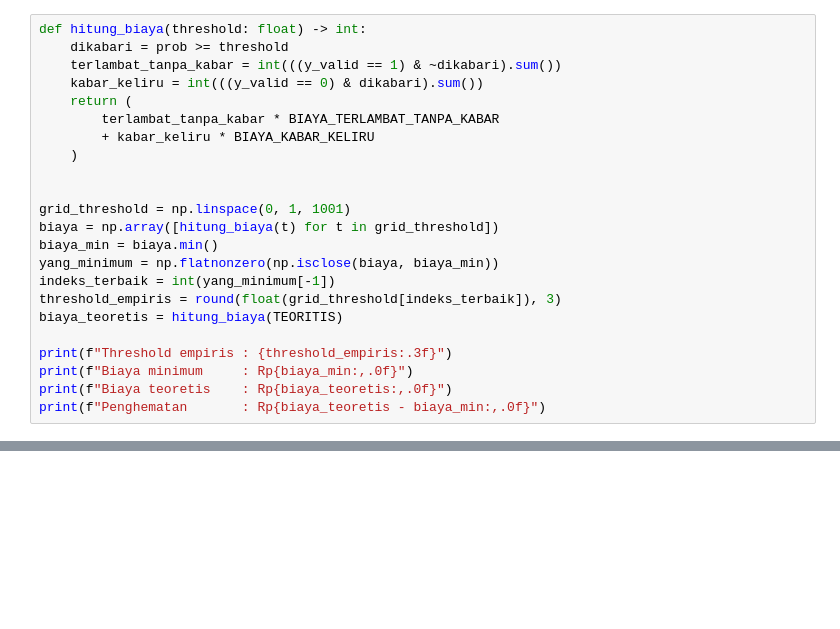
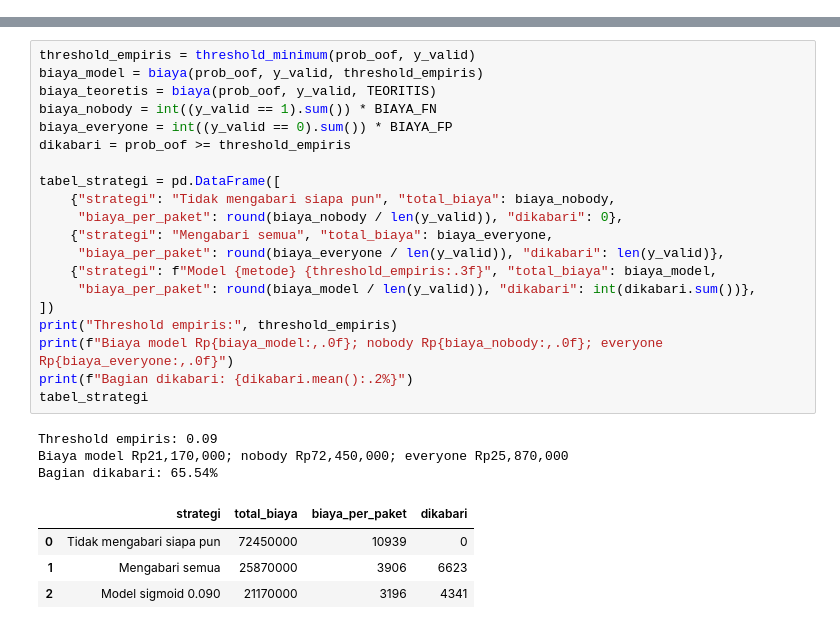
Before and after one commit to venever1/parcel-delay-prediction, a Jupyter notebook: notebooks/05_calibration_threshold.ipynb, the cells around one changed output, grey strips where cells are left out. Drawn from its saved outputs; the diff is of its cells as text; blank space fills up the shorter version.

```diff
--- a/notebooks/05_calibration_threshold.ipynb
+++ b/notebooks/05_calibration_threshold.ipynb
@@ -151,23 +120,0 @@ tertinggi dipilih agar jumlah kabar berkurang.
-# %%
-def hitung_biaya(threshold: float) -> int:
-    dikabari = prob >= threshold
-    terlambat_tanpa_kabar = int(((y_valid == 1) & ~dikabari).sum())
-    kabar_keliru = int(((y_valid == 0) & dikabari).sum())
-    return (
-        terlambat_tanpa_kabar * BIAYA_TERLAMBAT_TANPA_KABAR
-        + kabar_keliru * BIAYA_KABAR_KELIRU
-    )
-
-
-grid_threshold = np.linspace(0, 1, 1001)
-biaya = np.array([hitung_biaya(t) for t in grid_threshold])
-biaya_min = biaya.min()
-yang_minimum = np.flatnonzero(np.isclose(biaya, biaya_min))
-indeks_terbaik = int(yang_minimum[-1])
-threshold_empiris = round(float(grid_threshold[indeks_terbaik]), 3)
-biaya_teoretis = hitung_biaya(TEORITIS)
-
-print(f"Threshold empiris : {threshold_empiris:.3f}")
-print(f"Biaya minimum     : Rp{biaya_min:,.0f}")
-print(f"Biaya teoretis    : Rp{biaya_teoretis:,.0f}")
-print(f"Penghematan       : Rp{biaya_teoretis - biaya_min:,.0f}")
@@ -179 +174,29 @@ Penghematan       : Rp7,330,000
+# %%
+threshold_empiris = threshold_minimum(prob_oof, y_valid)
+biaya_model = biaya(prob_oof, y_valid, threshold_empiris)
+biaya_teoretis = biaya(prob_oof, y_valid, TEORITIS)
+biaya_nobody = int((y_valid == 1).sum()) * BIAYA_FN
+biaya_everyone = int((y_valid == 0).sum()) * BIAYA_FP
+dikabari = prob_oof >= threshold_empiris
+
+tabel_strategi = pd.DataFrame([
+    {"strategi": "Tidak mengabari siapa pun", "total_biaya": biaya_nobody,
+     "biaya_per_paket": round(biaya_nobody / len(y_valid)), "dikabari": 0},
+    {"strategi": "Mengabari semua", "total_biaya": biaya_everyone,
+     "biaya_per_paket": round(biaya_everyone / len(y_valid)), "dikabari": len(y_valid)},
+    {"strategi": f"Model {metode} {threshold_empiris:.3f}", "total_biaya": biaya_model,
+     "biaya_per_paket": round(biaya_model / len(y_valid)), "dikabari": int(dikabari.sum())},
+])
+print("Threshold empiris:", threshold_empiris)
+print(f"Biaya model Rp{biaya_model:,.0f}; nobody Rp{biaya_nobody:,.0f}; everyone Rp{biaya_everyone:,.0f}")
+print(f"Bagian dikabari: {dikabari.mean():.2%}")
+tabel_strategi
+# %% [output]
+Threshold empiris: 0.09
+Biaya model Rp21,170,000; nobody Rp72,450,000; everyone Rp25,870,000
+Bagian dikabari: 65.54%
+|  | strategi | total_biaya | biaya_per_paket | dikabari |
+| 0 | Tidak mengabari siapa pun | 72450000 | 10939 | 0 |
+| 1 | Mengabari semua | 25870000 | 3906 | 6623 |
+| 2 | Model sigmoid 0.090 | 21170000 | 3196 | 4341 |
 # %%
```
Also changed, not shown: parts of 27 cells of this notebook, 15 other files.
